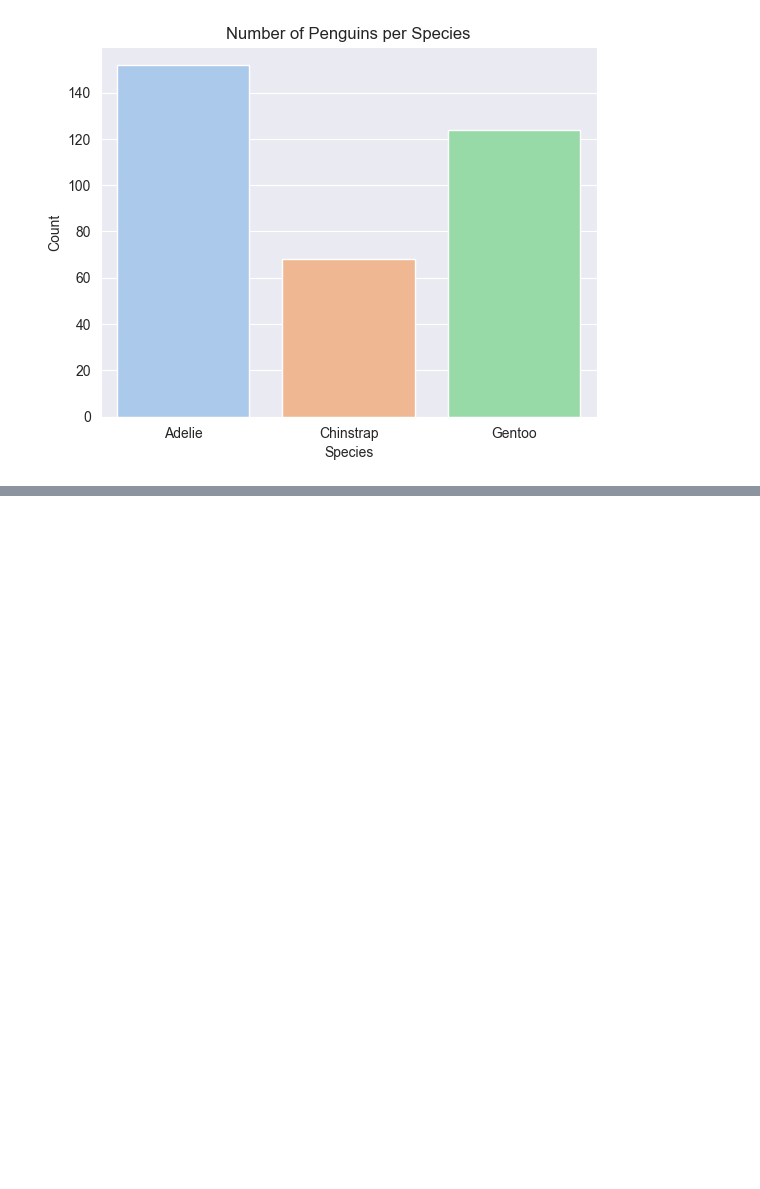
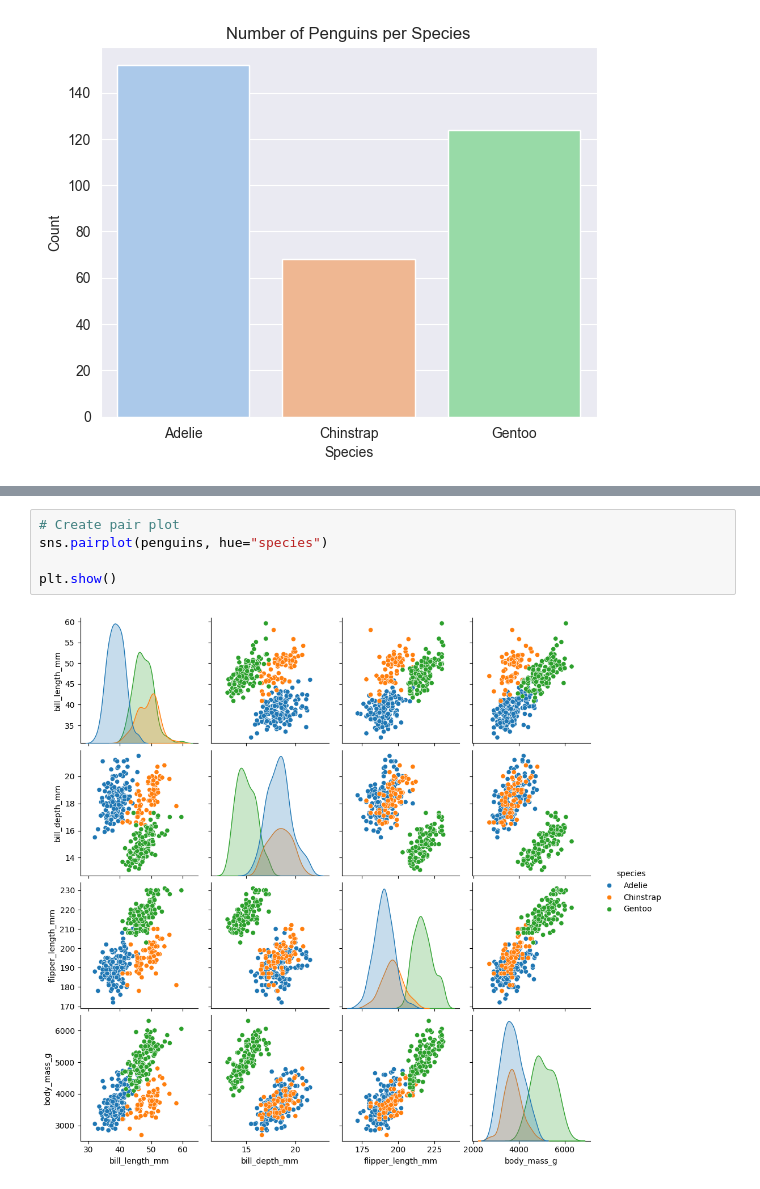
Before and after one commit to AnanyaSinghBabu/Python, a Jupyter notebook: Data Analysis/seaborn.ipynb, the cells around one changed output, grey strips where cells are left out. Drawn from its saved outputs; the diff is of its cells as text; blank space fills up the shorter version.

```diff
--- a/Data Analysis/seaborn.ipynb
+++ b/Data Analysis/seaborn.ipynb
@@ -364,0 +465,7 @@ Passing `palette` without assigning `hue` is deprecated and will be removed in v
+# %%
+# Create pair plot
+sns.pairplot(penguins, hue="species")
+
+plt.show()
+# %% [output]
+[figure, added]
```
Also changed, not shown: parts of 13 cells of this notebook.
